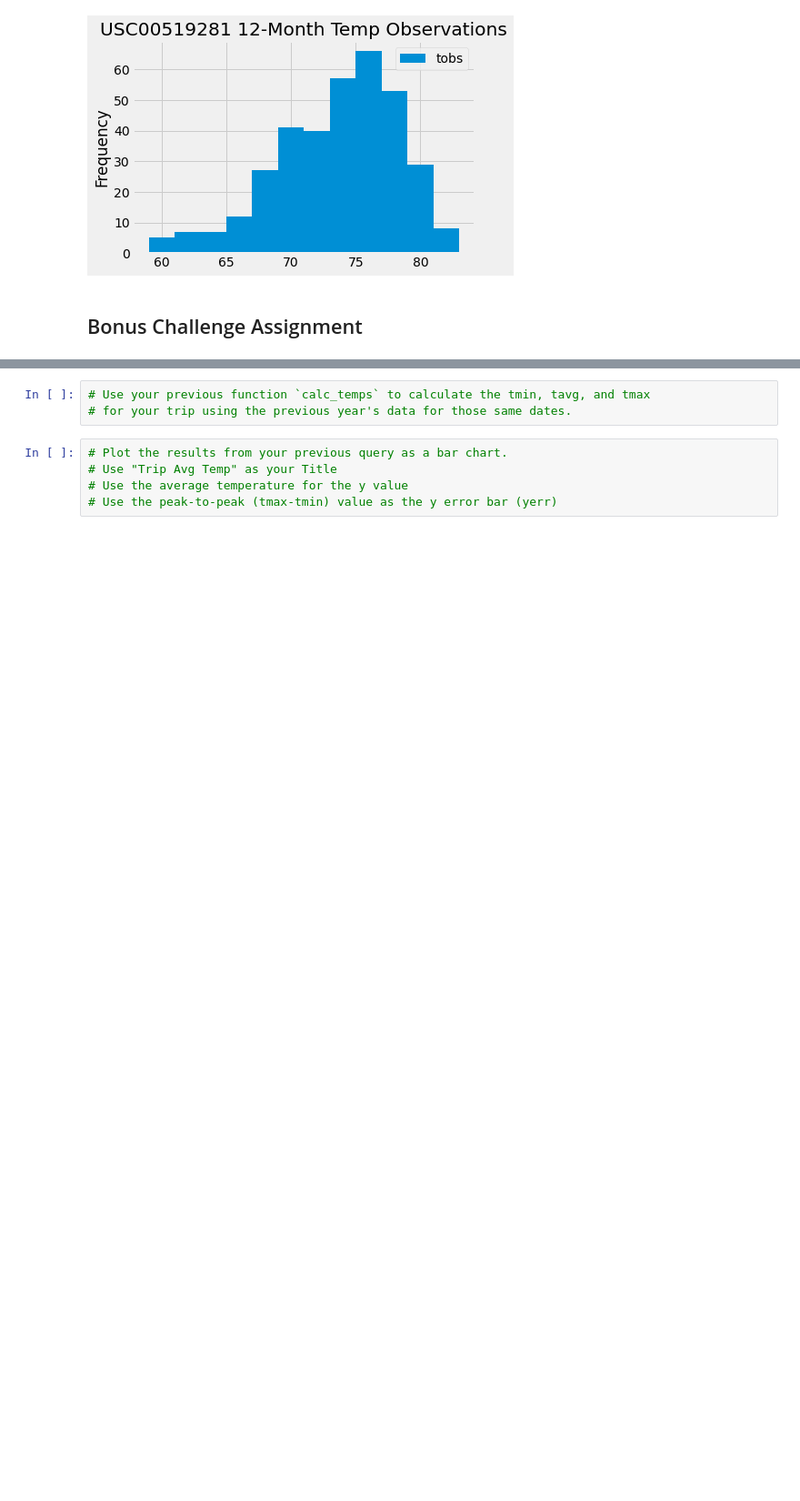
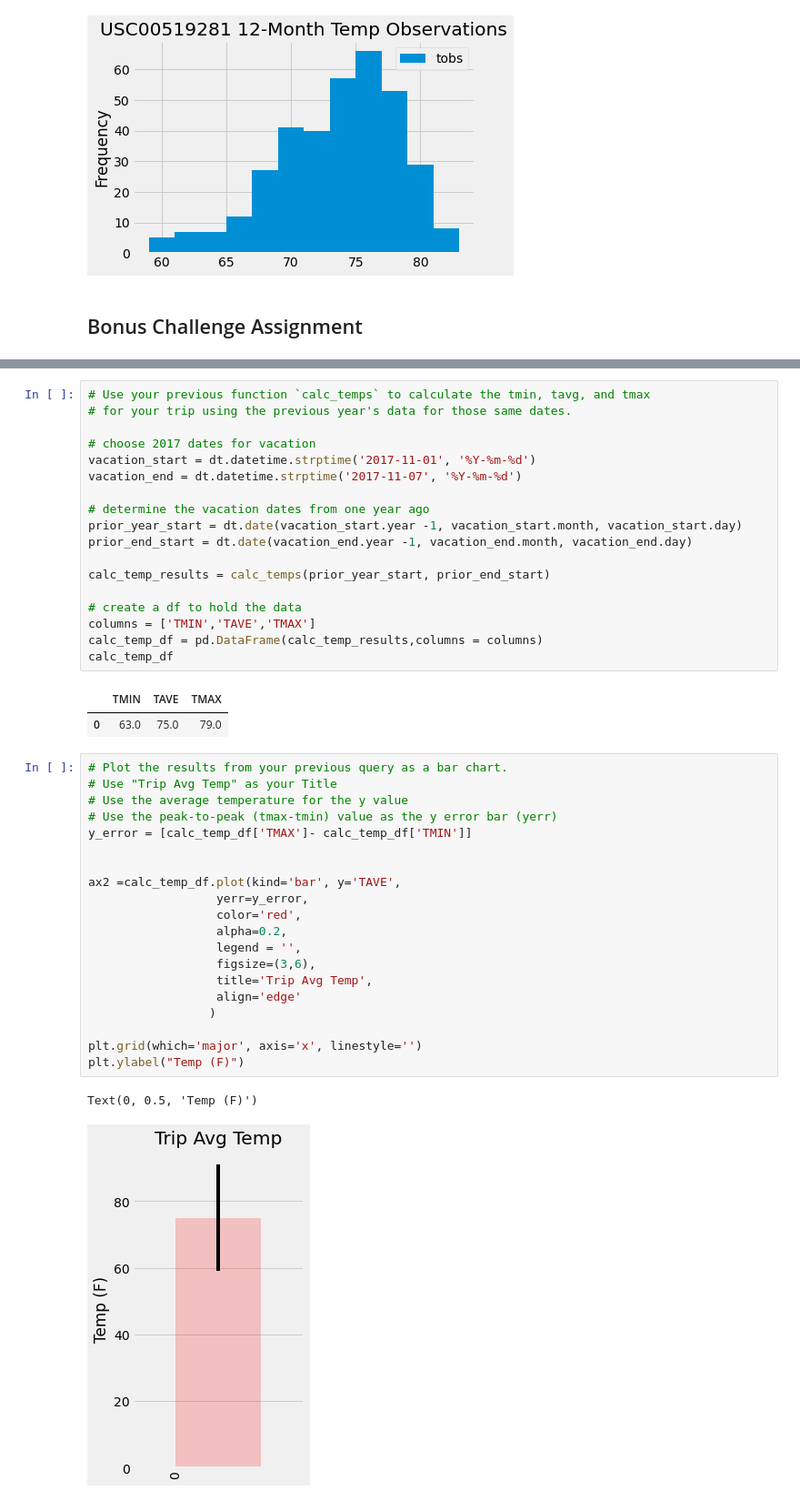
Before and after one commit to zombimaki/sqlalchemy-challenge, a Jupyter notebook: climate.ipynb, the cells around one changed output, grey strips where cells are left out. Shown: that part at 91% size. Cells and saved outputs as stored; diff of their text form; blank space fills up the shorter version.

```diff
--- a/climate.ipynb
+++ b/climate.ipynb
@@ -247,11 +249,47 @@ print(calc_temps('2012-02-28', '2012-03-05'))
-# %%
-# Use your previous function `calc_temps` to calculate the tmin, tavg, and tmax
-# for your trip using the previous year's data for those same dates.
+# %%
+# Use your previous function `calc_temps` to calculate the tmin, tavg, and tmax
+# for your trip using the previous year's data for those same dates.
+
+# choose 2017 dates for vacation
+vacation_start = dt.datetime.strptime('2017-11-01', '%Y-%m-%d')
+vacation_end = dt.datetime.strptime('2017-11-07', '%Y-%m-%d')
+
+# determine the vacation dates from one year ago
+prior_year_start = dt.date(vacation_start.year -1, vacation_start.month, vacation_start.day)
+prior_end_start = dt.date(vacation_end.year -1, vacation_end.month, vacation_end.day)
+
+calc_temp_results = calc_temps(prior_year_start, prior_end_start)
+
+# create a df to hold the data
+columns = ['TMIN','TAVE','TMAX']
+calc_temp_df = pd.DataFrame(calc_temp_results,columns = columns)
+calc_temp_df
+# %% [output]
+|  | TMIN | TAVE | TMAX |
+| 0 | 63.0 | 75.0 | 79.0 |
 # %%
 # Plot the results from your previous query as a bar chart.
 # Use "Trip Avg Temp" as your Title
 # Use the average temperature for the y value
 # Use the peak-to-peak (tmax-tmin) value as the y error bar (yerr)
+y_error = [calc_temp_df['TMAX']- calc_temp_df['TMIN']]
+
+
+ax2 =calc_temp_df.plot(kind='bar', y='TAVE',
+                  yerr=y_error,
+                  color='red',
+                  alpha=0.2,
+                  legend = '',
+                  figsize=(3,6),
+                  title='Trip Avg Temp',
+                  align='edge'
+                 )
+
+plt.grid(which='major', axis='x', linestyle='')
+plt.ylabel("Temp (F)")
+# %% [output]
+Text(0, 0.5, 'Temp (F)')
+[figure, added]
 # %%
 # Calculate the total amount of rainfall per weather station for your trip dates using the previous year's matching dates.
 # Sort this in descending order by precipitation amount and list the station, name, latitude, longitude, and elevation
```
Also changed, not shown: parts of 8 cells of this notebook.
